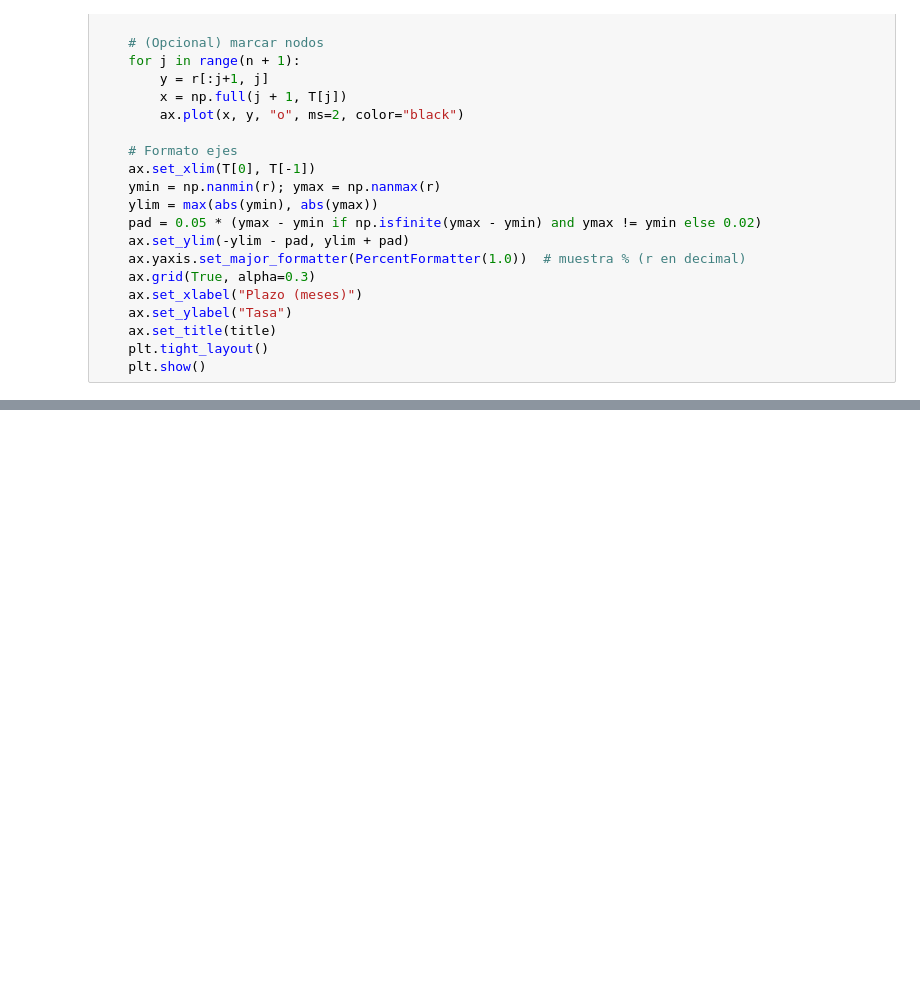
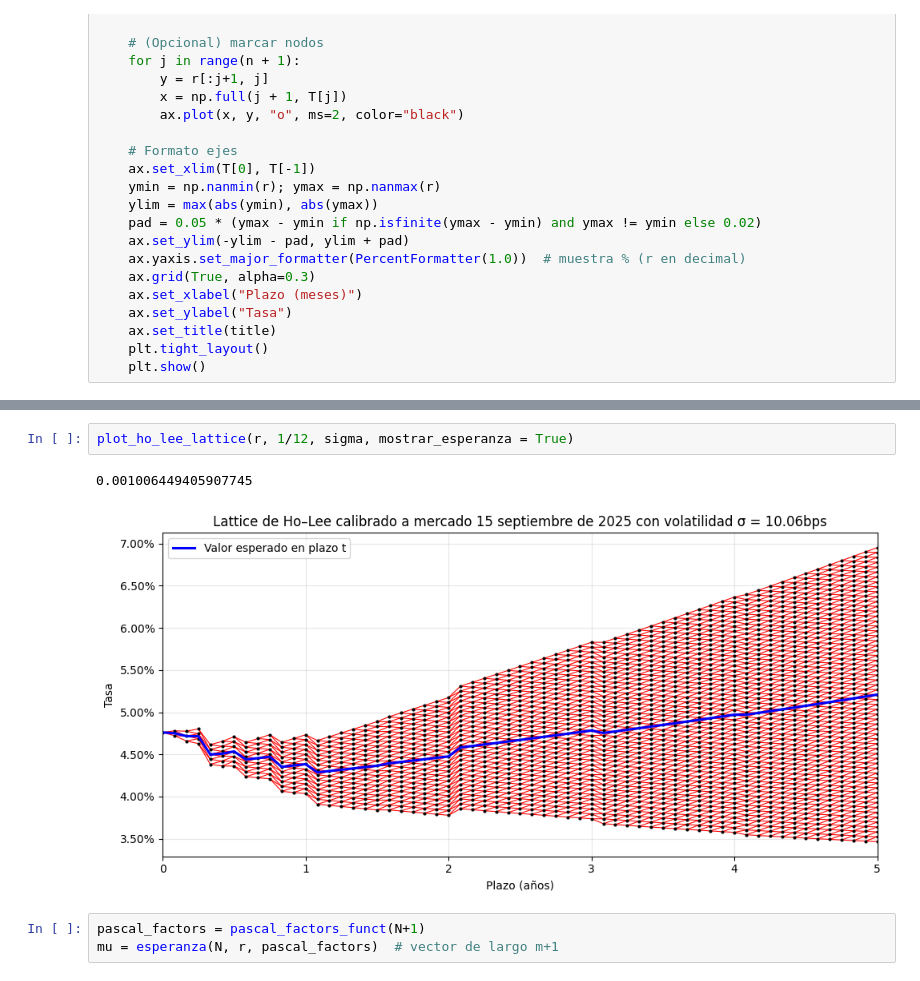
Before and after one commit to vgalfaro/capstone, a Jupyter notebook: holee.ipynb, the cells around one changed output, grey strips where cells are left out. Cells and saved outputs as stored; diff of their text form; blank space fills up the shorter version.

```diff
--- a/holee.ipynb
+++ b/holee.ipynb
@@ -106,0 +184,8 @@ plot_ho_lee_lattice(r, 1)
+# %%
+plot_ho_lee_lattice(r, 1/12, sigma, mostrar_esperanza = True)
+# %% [output]
+0.001006449405907745
+[figure, added]
+# %%
+pascal_factors = pascal_factors_funct(N+1)
+mu = esperanza(N, r, pascal_factors)  # vector de largo m+1
```
Also changed, not shown: parts of 21 cells of this notebook, 5 other files.
